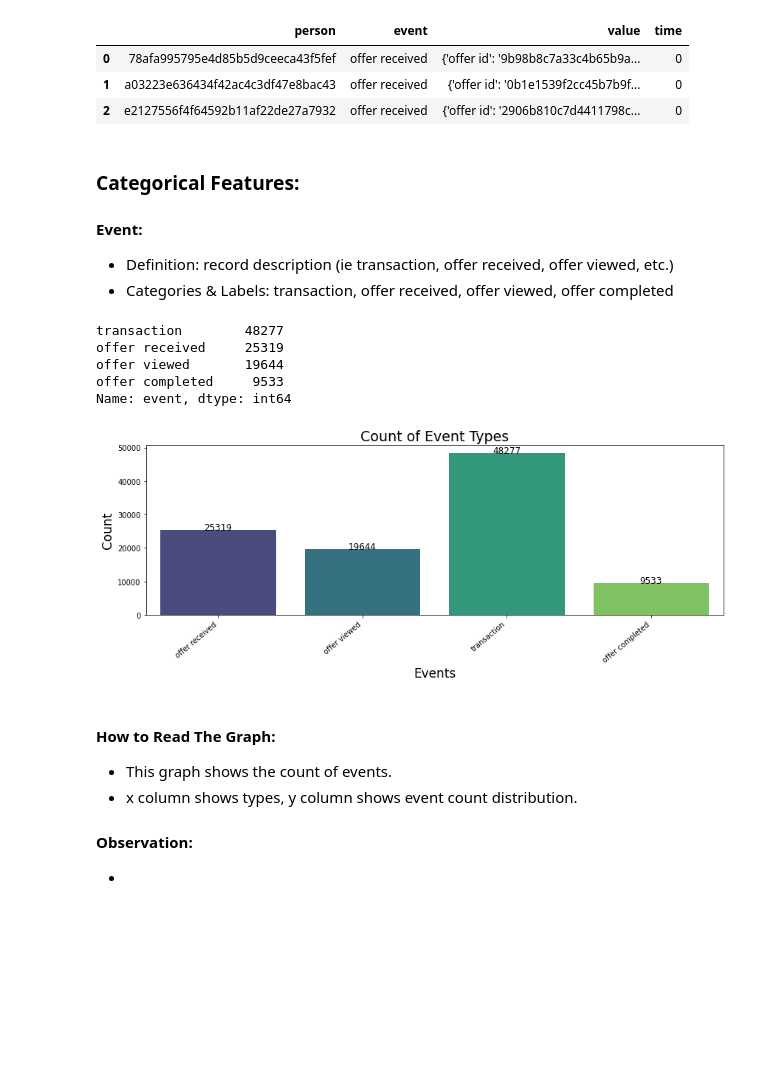
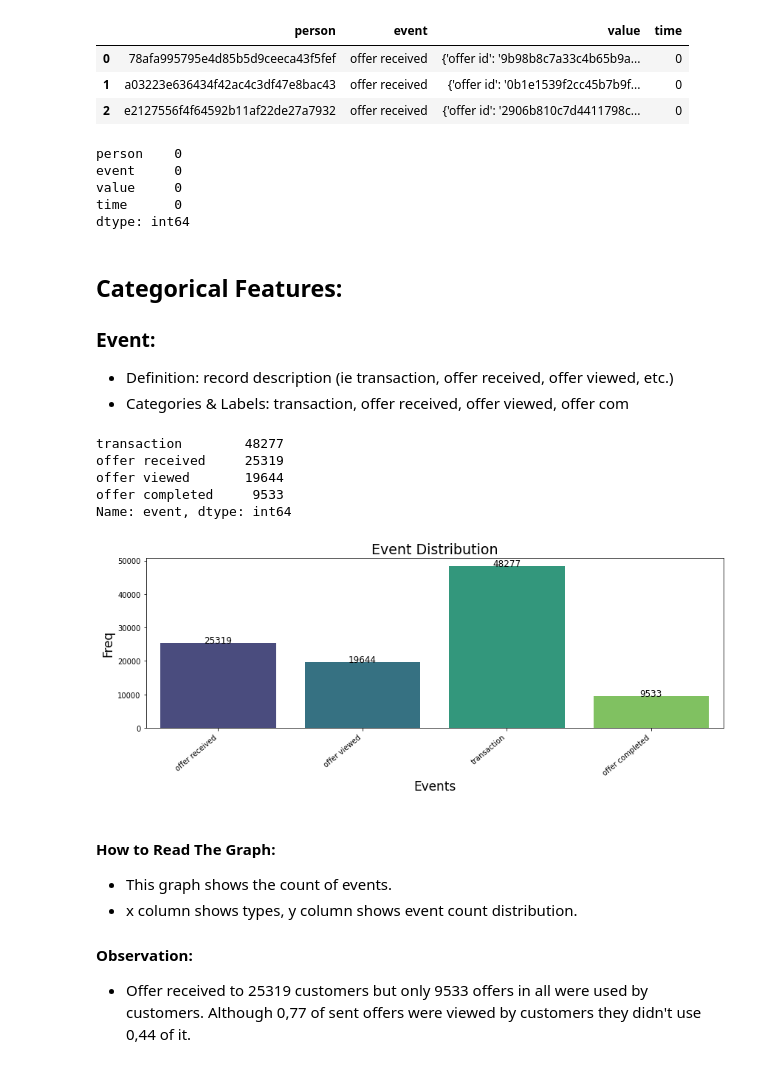
Before and after one commit to ElifKarakutukDinc/Starbucks-, a Jupyter notebook: Starbucks_customer.ipynb, the cells around one changed output. Saved outputs shown, nothing was run; the diff lists cells and outputs as text; code cells hidden in the pictures; blank space fills up the shorter version.

```diff
--- a/Starbucks_customer.ipynb
+++ b/Starbucks_customer.ipynb
@@ -557,11 +563,22 @@ transcript.head(3)
 | 0 | 78afa995795e4d85b5d9ceeca43f5fef | offer received | {'offer id': '9b98b8c7a33c4b65b9a... | 0 |
 | 1 | a03223e636434f42ac4c3df47e8bac43 | offer received | {'offer id': '0b1e1539f2cc45b7b9f... | 0 |
 | 2 | e2127556f4f64592b11af22de27a7932 | offer received | {'offer id': '2906b810c7d4411798c... | 0 |
+# %%
+# To check null value of columns: There is no null values.
+transcript.isnull().sum()
+# %% [output]
+person    0
+event     0
+value     0
+time      0
+dtype: int64
+# %%
+transcript["index"] = 102763
 # %% [markdown]
-### Categorical Features:
-#### Event:
+## Categorical Features:
+### Event:
 * Definition: record description (ie transaction, offer received, offer viewed, etc.)
-* Categories & Labels: transaction, offer received, offer viewed, offer completed
+* Categories & Labels: transaction, offer received, offer viewed, offer com
 # %%
 transcript["event"].value_counts()
 # %% [output]
@@ -573,18 +590,18 @@ Name: event, dtype: int64
 # %%
 countplot_viz(
     transcript,
     "event",
     "Events",
-    "Count",
-    "Count of Event Types",
+    "Freq",
+    "Event Distribution",
     palette="viridis",
 )
 # %% [output]
-[figure, old version]
+[figure, new version]
 # %% [markdown]
 #### How to Read The Graph:
 * This graph shows the count of events.
 * x column shows types, y column shows event count distribution.
 
 #### Observation:
-*
+* Offer received to 25319 customers but only 9533 offers in all were used by customers. Although  0,77 of sent offers were viewed by customers they didn't use 0,44 of it.
```
Also changed, not shown: parts of 38 cells of this notebook.
